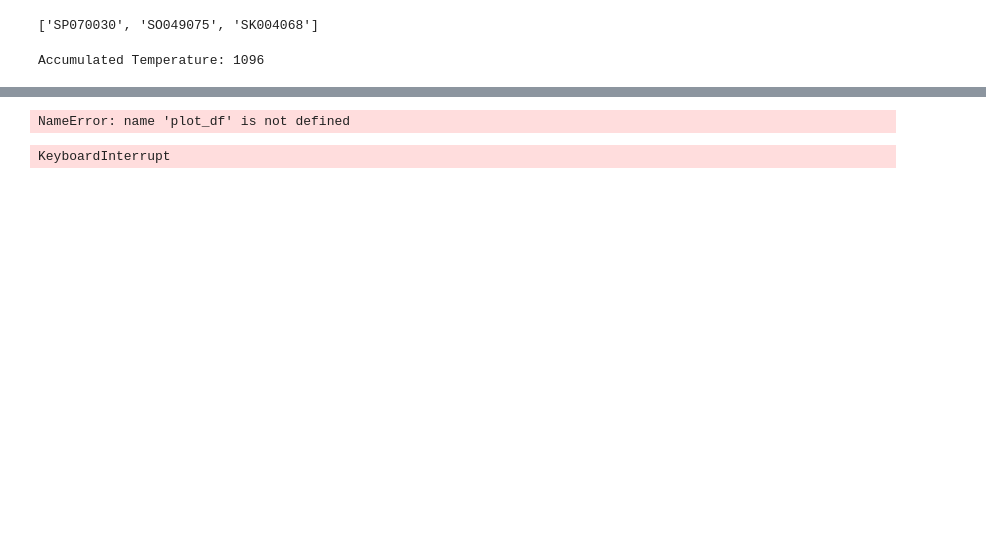
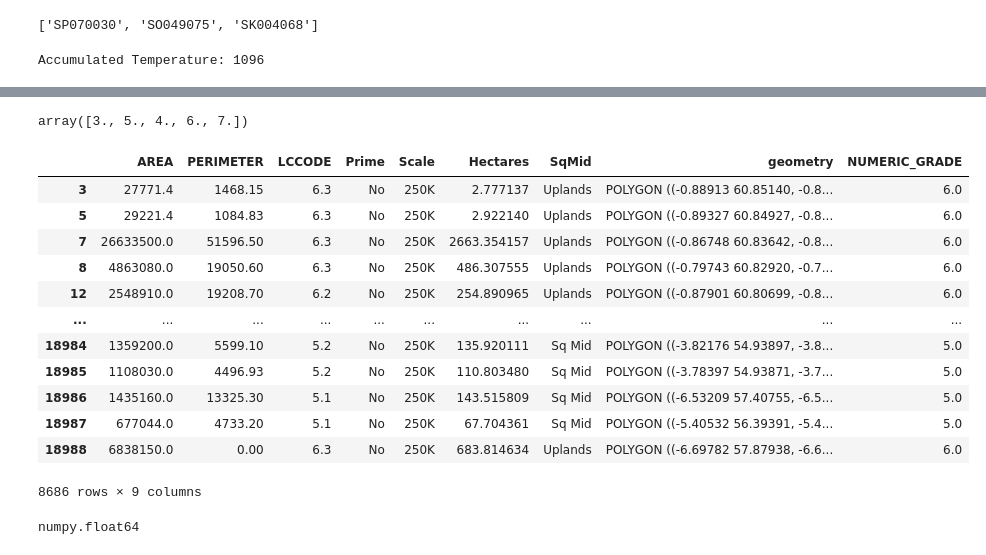
Before and after one commit to dougaltoms/Rewilder, a Jupyter notebook: dev.ipynb, the cells around one changed output, grey strips where cells are left out. Cells and saved outputs as stored; diff of their text form; code cells hidden in the pictures; blank space fills up the shorter version.

```diff
--- a/dev.ipynb
+++ b/dev.ipynb
@@ -450,18 +321,12 @@ scot_ag = scot_ag.to_crs('EPSG:4326')
 eng_ag = eng_ag.to_crs('EPSG:4326')
 eng_scot_ag = gpd.pd.concat([eng_ag, scot_ag])
 # plot = eng_scot_ag.plot(figsize=(8,10), column='NUMERIC_GRADE', missing_kwds = {"color": "red"})
-# %%
-plot_df['NUMERIC_GRADE'].unique()
-# %% [output]
-NameError: name 'plot_df' is not defined
 # %%
-import streamlit as st
-from streamlit_folium import st_folium
-
 plot_df = eng_scot_ag[['geometry','NUMERIC_GRADE']]
 plot_df = plot_df[plot_df['NUMERIC_GRADE']>2]
-m = plot_df.explore(column='NUMERIC_GRADE')
+plot_df['NUMERIC_GRADE'].unique()
+# m = plot_df.explore(column='NUMERIC_GRADE')
 
-st_folium(m)
+# st_folium(m)
 # %% [output]
-KeyboardInterrupt
+array([3., 5., 4., 6., 7.])
@@ -507,11 +333,54 @@ class Scraper:
-# %%
-import folium
-m = folium.Map(location=[53, -1], zoom_start=5.2, tiles="CartoDB positron")
-
-for _, r in eng_scot_ag.iterrows():
-    sim_geo = gpd.GeoSeries(r["geometry"]).simplify(tolerance=0.001)
-    geo_j = sim_geo.to_json()
-    geo_j = folium.GeoJson(data=geo_j, style_function=lambda x: {"fillColor": "orange"})
-    folium.Popup(r["NUMERIC_GRADE"]).add_to(geo_j)
-    geo_j.add_to(m)
-m
+# %%
+import streamlit as st
+# from streamlit_folium import st_folium
+import geopandas as gpd
+import matplotlib.pyplot as plt
+
+st.header('UK Farmland Classification')
+st.subheader('Grade 4+')
+
+# eng_ag = gpd.read_file('shapefiles/AgriculturalLandClassificationProvisionalEngland-SHP/Agricultural_Land_Classification_Provisional_England.shp')
+scot_ag = gpd.read_file('/Users/dougaltoms/Downloads/Hutton_LCA250K_OpenData/LCA_250K.shp')
+
+#==============================
+# Extract digits from codes to make a uniform grading between England and Scotland
+# eng_ag['NUMERIC_GRADE'] = eng_ag['alc_grade'].str.extract('(\d+)', expand=False).astype(float)
+scot_ag['NUMERIC_GRADE'] = scot_ag['LCCODE'].astype(str).str.extract('(\d+)', expand=False).astype(float)
+
+#==============================
+# Filter each DF to remove huge ranges/NaNs <-- need to read up on what these codes actually mean
+# eng_ag = eng_ag[eng_ag['NUMERIC_GRADE'] > 0]
+scot_ag = scot_ag[scot_ag['NUMERIC_GRADE'] == 6.0]
+
+#==============================
+# Convert to same coords system, concat and plot based on new Land Use codes
+scot_ag = scot_ag.to_crs('EPSG:4326')
+# eng_ag = eng_ag.to_crs('EPSG:4326')
+# eng_scot_ag = gpd.pd.concat([eng_ag, scot_ag])
+# plot = eng_scot_ag.plot(figsize=(8,10), column='NUMERIC_GRADE', missing_kwds = {"color": "red"})
+
+# eng_ag.plot(column='alc_grade', figsize=(8, 10), legend=True)
+
+# plot_df = scot_ag[['geometry','NUMERIC_GRADE']]
+st.write(scot_ag)
+with st.spinner('Building map...'):
+    m = scot_ag.explore(column='NUMERIC_GRADE', color='red', tiles='CartoDB positron')
+st_folium(m, zoom=6)
+# %% [output]
+|  | AREA | PERIMETER | LCCODE | Prime | Scale | Hectares | SqMid | geometry | NUMERIC_GRADE |
+| 3 | 27771.4 | 1468.15 | 6.3 | No | 250K | 2.777137 | Uplands | POLYGON ((-0.88913 60.85140, -0.8... | 6.0 |
+| 5 | 29221.4 | 1084.83 | 6.3 | No | 250K | 2.922140 | Uplands | POLYGON ((-0.89327 60.84927, -0.8... | 6.0 |
+| 7 | 26633500.0 | 51596.50 | 6.3 | No | 250K | 2663.354157 | Uplands | POLYGON ((-0.86748 60.83642, -0.8... | 6.0 |
+| 8 | 4863080.0 | 19050.60 | 6.3 | No | 250K | 486.307555 | Uplands | POLYGON ((-0.79743 60.82920, -0.7... | 6.0 |
+| 12 | 2548910.0 | 19208.70 | 6.2 | No | 250K | 254.890965 | Uplands | POLYGON ((-0.87901 60.80699, -0.8... | 6.0 |
+| ... | ... | ... | ... | ... | ... | ... | ... | ... | ... |
+| 18984 | 1359200.0 | 5599.10 | 5.2 | No | 250K | 135.920111 | Sq Mid | POLYGON ((-3.82176 54.93897, -3.8... | 5.0 |
+| 18985 | 1108030.0 | 4496.93 | 5.2 | No | 250K | 110.803480 | Sq Mid | POLYGON ((-3.78397 54.93871, -3.7... | 5.0 |
+| 18986 | 1435160.0 | 13325.30 | 5.1 | No | 250K | 143.515809 | Sq Mid | POLYGON ((-6.53209 57.40755, -6.5... | 5.0 |
+| 18987 | 677044.0 | 4733.20 | 5.1 | No | 250K | 67.704361 | Sq Mid | POLYGON ((-5.40532 56.39391, -5.4... | 5.0 |
+| 18988 | 6838150.0 | 0.00 | 6.3 | No | 250K | 683.814634 | Uplands | POLYGON ((-6.69782 57.87938, -6.6... | 6.0 |
+8686 rows × 9 columns
+# %%
+type(scot_ag['NUMERIC_GRADE'].iloc[0])
+# %% [output]
+numpy.float64
```
Also changed, not shown: parts of 12 cells of this notebook, 4 other files.
